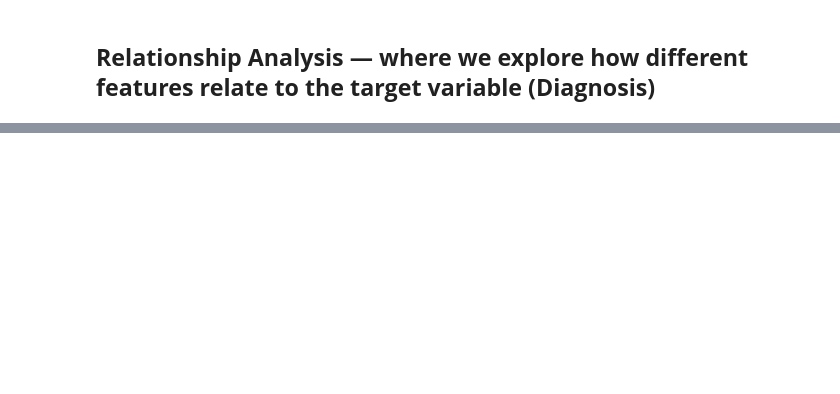
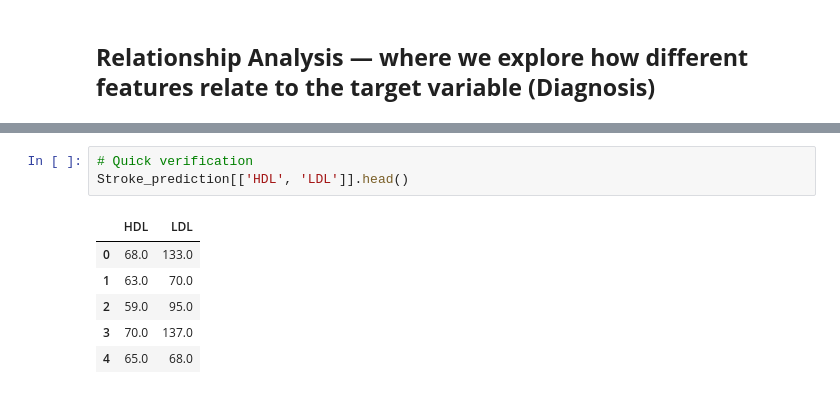
Before and after one commit to AlfredXNet/Stroke-Prediction-App, a Jupyter notebook: notebooks/stroke_prediction.ipynb, the cells around one changed output, grey strips where cells are left out. Cells and saved outputs as stored; diff of their text form; blank space fills up the shorter version.

```diff
--- a/notebooks/stroke_prediction.ipynb
+++ b/notebooks/stroke_prediction.ipynb
@@ -154,0 +259,10 @@ plt.show()
+# %%
+# Quick verification
+Stroke_prediction[['HDL', 'LDL']].head()
+# %% [output]
+|  | HDL | LDL |
+| 0 | 68.0 | 133.0 |
+| 1 | 63.0 | 70.0 |
+| 2 | 59.0 | 95.0 |
+| 3 | 70.0 | 137.0 |
+| 4 | 65.0 | 68.0 |
```
Also changed, not shown: parts of 13 cells of this notebook.
